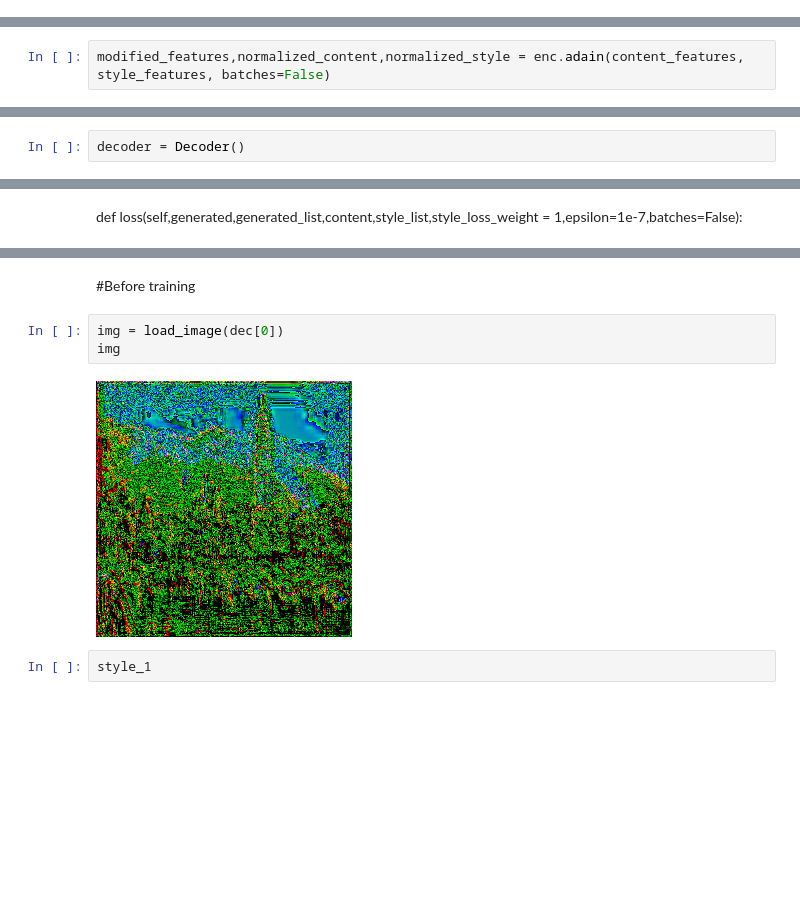
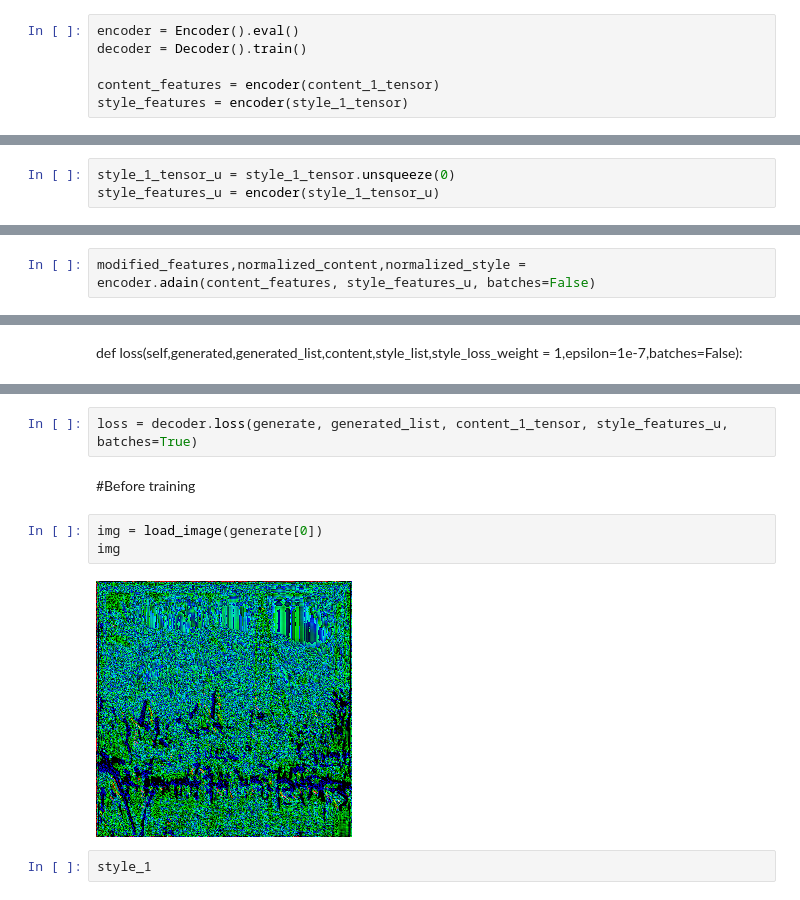
Before and after one commit to dardenren/Adaptive-Instance-Normalization-, a Jupyter notebook: NeuralStyleTransfer.ipynb, the cells around one changed output, grey strips where cells are left out. Cells and saved outputs as stored; diff of their text form; blank space fills up the shorter version.

```diff
--- a/NeuralStyleTransfer.ipynb
+++ b/NeuralStyleTransfer.ipynb
@@ -428,0 +417,6 @@ style_features = enc(style_1_tensor)
+# %%
+encoder = Encoder().eval()
+decoder = Decoder().train()
+
+content_features = encoder(content_1_tensor)
+style_features = encoder(style_1_tensor)
@@ -428,0 +426,3 @@ style_features = enc(style_1_tensor)
+# %%
+style_1_tensor_u = style_1_tensor.unsqueeze(0)
+style_features_u = encoder(style_1_tensor_u)
@@ -429,5 +437,5 @@ style_features = enc(style_1_tensor)
 # %%
-modified_features,normalized_content,normalized_style = enc.adain(content_features, style_features, batches=False)
+modified_features,normalized_content,normalized_style = encoder.adain(content_features, style_features_u, batches=False)
 # %% [markdown]
 ModuleList(
   (0): ReflectionPad2d((1, 1, 1, 1))
@@ -468,2 +467,0 @@ torch.Size([512, 39, 39])
-# %%
-decoder = Decoder()
@@ -502,10 +536,12 @@ tensor(71187.1328, grad_fn=<AddBackward0>)
+# %%
+loss = decoder.loss(generate, generated_list, content_1_tensor, style_features_u, batches=True)
 # %% [markdown]
 #Before training
 # %%
-img = load_image(dec[0])
+img = load_image(generate[0])
 img
 # %% [output]
-[figure, old version]
+[figure, new version]
 # %%
 style_1
 # %% [output]
```
Also changed, not shown: parts of 38 cells of this notebook, 14 other files.
